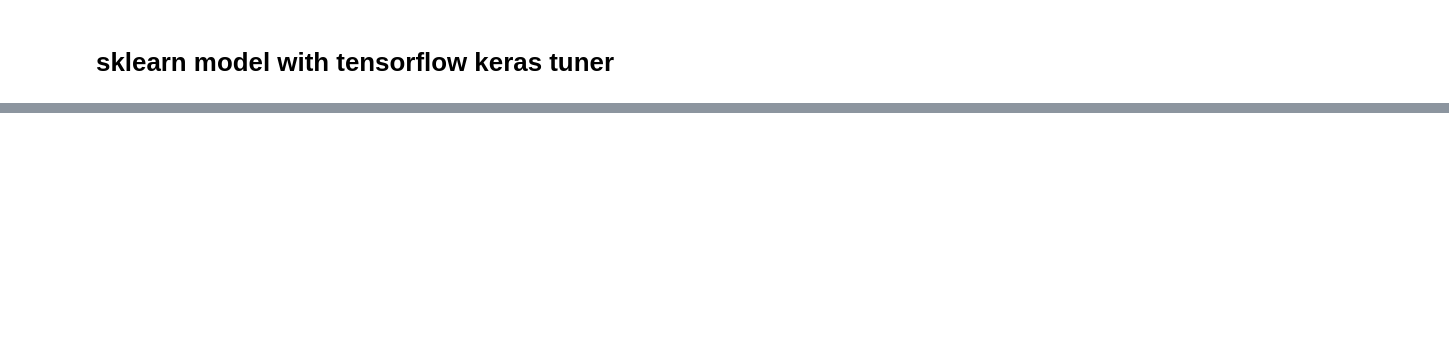
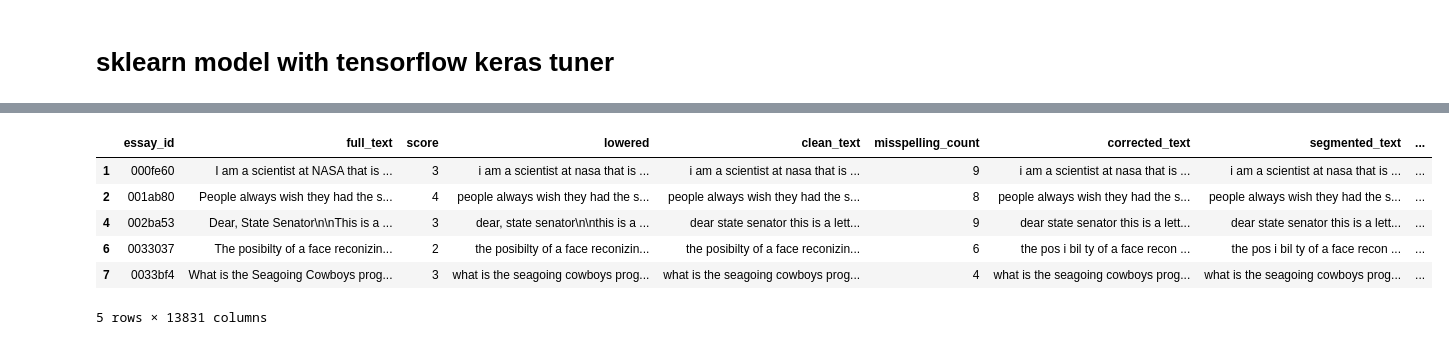
Before and after one commit to JD-DS/Learning-Agency-Lab---Automated-Essay-Scoring-2.0, a Jupyter notebook: sklearn-model.ipynb, the cells around one changed output, grey strips where cells are left out. Cells and saved outputs as stored; diff of their text form; code cells hidden in the pictures; blank space fills up the shorter version.

```diff
--- a/sklearn-model.ipynb
+++ b/sklearn-model.ipynb
@@ -409,0 +249,5 @@ dump(best_model, 'data/sklearn/random_forest.joblib')
+# %%
+import pandas as pd
+
+train_essays = pd.read_parquet('/home/laptop/github/kaggle/scoring/train_essays.parquet')
+validation_essays = pd.read_parquet('/home/laptop/github/kaggle/scoring/validation_essays.parquet')
@@ -409,0 +280,10 @@ dump(best_model, 'data/sklearn/random_forest.joblib')
+# %%
+train_essays.head()
+# %% [output]
+|  | essay_id | full_text | score | lowered | clean_text | misspelling_count | corrected_text | segmented_text | ... |
+| 1 | 000fe60 | I am a scientist at NASA that is ... | 3 | i am a scientist at nasa that is ... | i am a scientist at nasa that is ... | 9 | i am a scientist at nasa that is ... | i am a scientist at nasa that is ... | ... |
+| 2 | 001ab80 | People always wish they had the s... | 4 | people always wish they had the s... | people always wish they had the s... | 8 | people always wish they had the s... | people always wish they had the s... | ... |
+| 4 | 002ba53 | Dear, State Senator\n\nThis is a ... | 3 | dear, state senator\n\nthis is a ... | dear state senator this is a lett... | 9 | dear state senator this is a lett... | dear state senator this is a lett... | ... |
+| 6 | 0033037 | The posibilty of a face reconizin... | 2 | the posibilty of a face reconizin... | the posibilty of a face reconizin... | 6 | the pos i bil ty of a face recon ... | the pos i bil ty of a face recon ... | ... |
+| 7 | 0033bf4 | What is the Seagoing Cowboys prog... | 3 | what is the seagoing cowboys prog... | what is the seagoing cowboys prog... | 4 | what is the seagoing cowboys prog... | what is the seagoing cowboys prog... | ... |
+5 rows × 13831 columns
```
Also changed, not shown: parts of 56 cells of this notebook.
